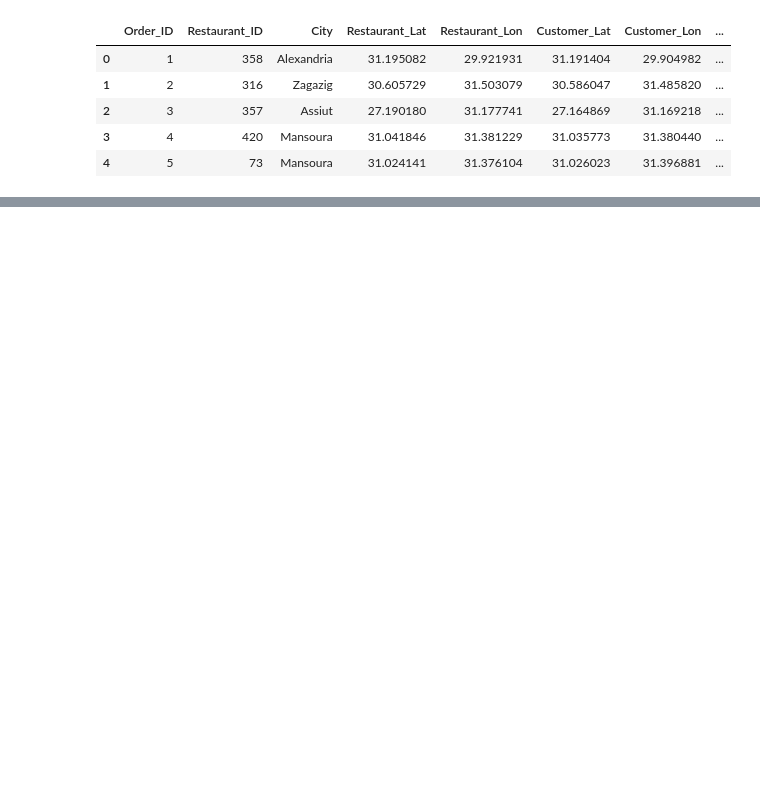
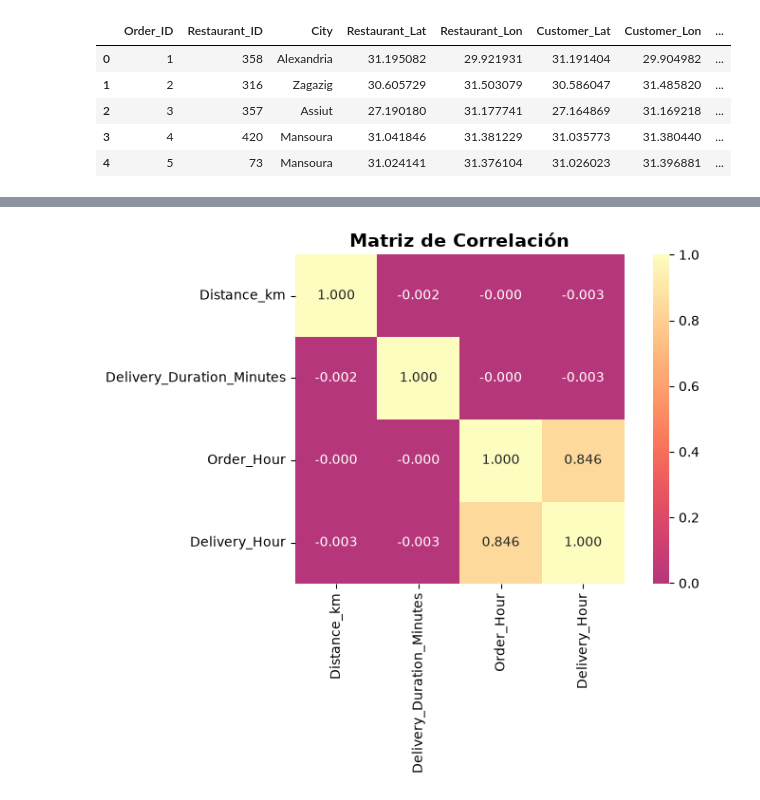
Before and after one commit to printf-scarlettqrow/OptimizerProyect, a Jupyter notebook: notebooks/exploratoryAnalysis.ipynb, the cells around one changed output, grey strips where cells are left out. Saved outputs shown, nothing was run; the diff lists cells and outputs as text; code cells hidden in the pictures; blank space fills up the shorter version.

```diff
--- a/notebooks/exploratoryAnalysis.ipynb
+++ b/notebooks/exploratoryAnalysis.ipynb
@@ -23,0 +58,8 @@ Vamos a revisar si existen datos nulos dentro de la dataset, a pesar de haberla
+# %%
+df['Order_Time'] = pd.to_datetime(df['Order_Time'])
+df['Delivery_Time'] = pd.to_datetime(df['Delivery_Time'])
+
+df['Order_Hour'] = df['Order_Time'].dt.hour
+df['Order_Date'] = df['Order_Time'].dt.date
+df['Delivery_Hour'] = df['Delivery_Time'].dt.hour
+df['Week_Day'] = df['Order_Time'].dt.day_name()
@@ -66,0 +135,6 @@ max        31.220096      31.521995                  60.000000
+# %%
+def haversine_distance(lat1, lon1, lat2, lon2):
+    origen = (lat1, lon1)
+    destino = (lat2, lon2)
+    distancia_km = hs.haversine(origen, destino, unit=Unit.KILOMETERS)
+    return distancia_km
@@ -66,0 +143,9 @@ max        31.220096      31.521995                  60.000000
+# %%
+df['Distance_km'] = df.apply(
+    lambda row: haversine_distance(
+        row['Restaurant_Lat'], row['Restaurant_Lon'],
+        row['Customer_Lat'], row['Customer_Lon']
+    ), axis=1
+)
+
+print(df['Distance_km'].describe())
@@ -66,0 +194,14 @@ max        31.220096      31.521995                  60.000000
+# %%
+numColumns = ['Distance_km', 'Delivery_Duration_Minutes', 'Order_Hour', 'Delivery_Hour']
+corr_matrix = df[numColumns].corr()
+
+plt.figure(figsize=(8, 6))
+
+sns.heatmap(corr_matrix, annot=True, fmt='.3f', cmap='magma', center=0,
+            square=True)
+
+plt.title('Matriz de Correlación', fontsize=14, fontweight='bold')
+plt.tight_layout()
+plt.show()
+# %% [output]
+[figure, added]
```
Also changed, not shown: parts of 32 cells of this notebook, 1 other file.
